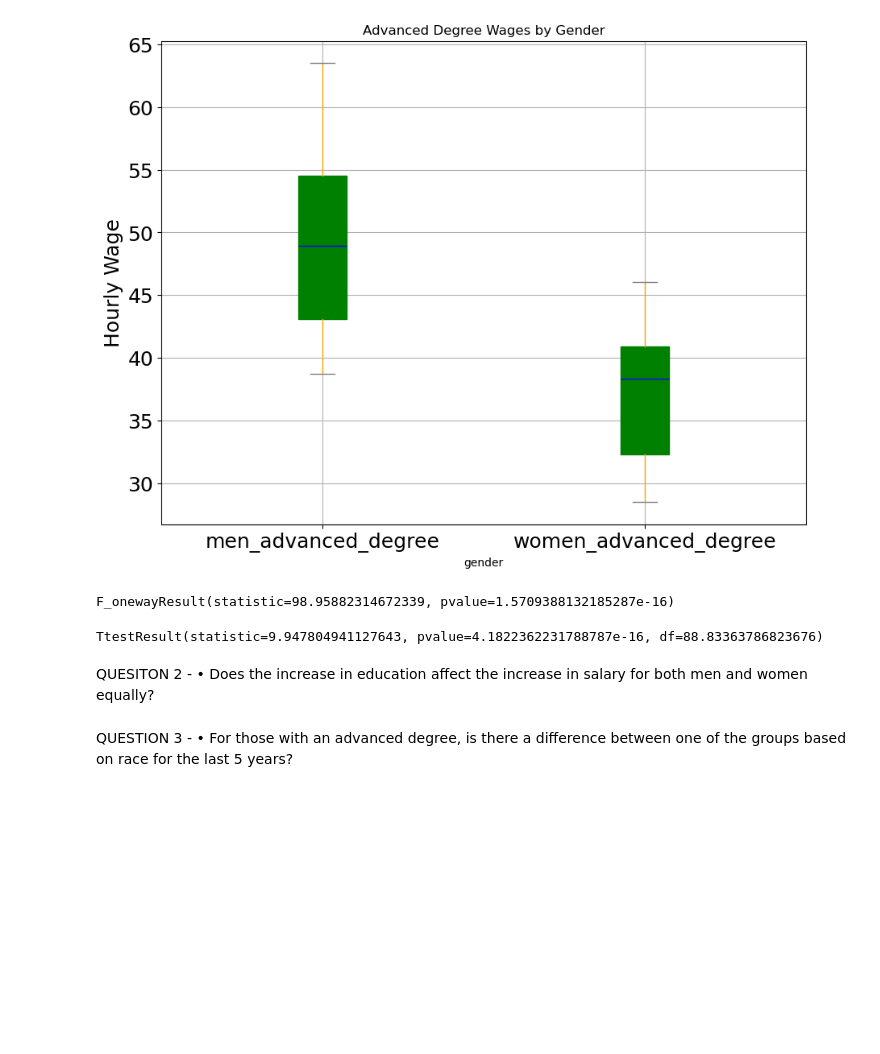
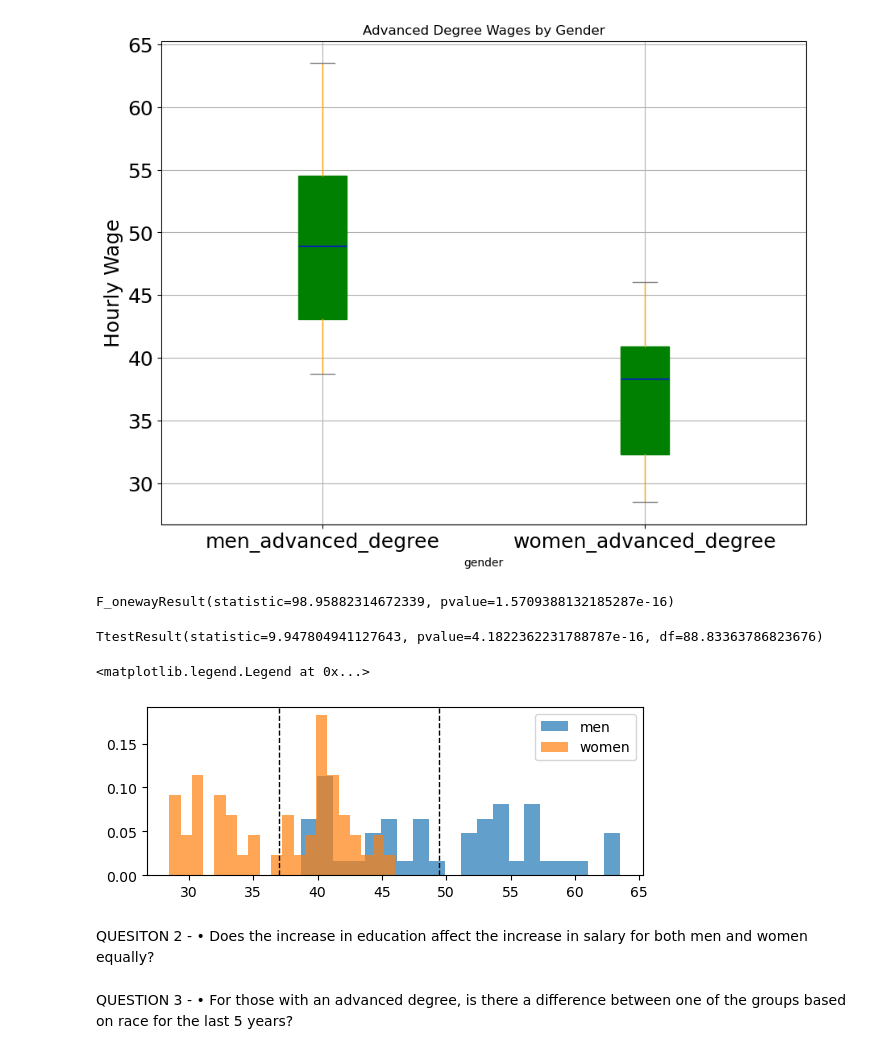
Before and after one commit to Crashapple/Project_1, a Jupyter notebook: Project1.ipynb, the cells around one changed output. Cells and saved outputs as stored; diff of their text form; code cells hidden in the pictures; blank space fills up the shorter version.

```diff
--- a/Project1.ipynb
+++ b/Project1.ipynb
@@ -157,6 +126,16 @@ F_onewayResult(statistic=98.95882314672339, pvalue=1.5709388132185287e-16)
 stats.ttest_ind(group0, group1, equal_var=False)
 # %% [output]
 TtestResult(statistic=9.947804941127643, pvalue=4.1822362231788787e-16, df=88.83363786823676)
+# %%
+plt.subplot(2, 1, 2)
+plt.hist(group0, 20, density=True, alpha = 0.7, label = 'men')
+plt.hist(group1, 20, density=True, alpha = 0.7, label = 'women')
+plt.axvline(group0.mean(), color ='k', linestyle='dashed', linewidth=1)
+plt.axvline(group1.mean(), color ='k', linestyle='dashed', linewidth=1)
+plt.legend()
+# %% [output]
+<matplotlib.legend.Legend at 0x...>
+[figure, added]
 # %% [markdown]
 QUESITON 2 - •	Does the increase in education affect the increase in salary for both men and women equally?
 # %% [markdown]
```
Also changed, not shown: parts of 7 cells of this notebook, 2 other files.
